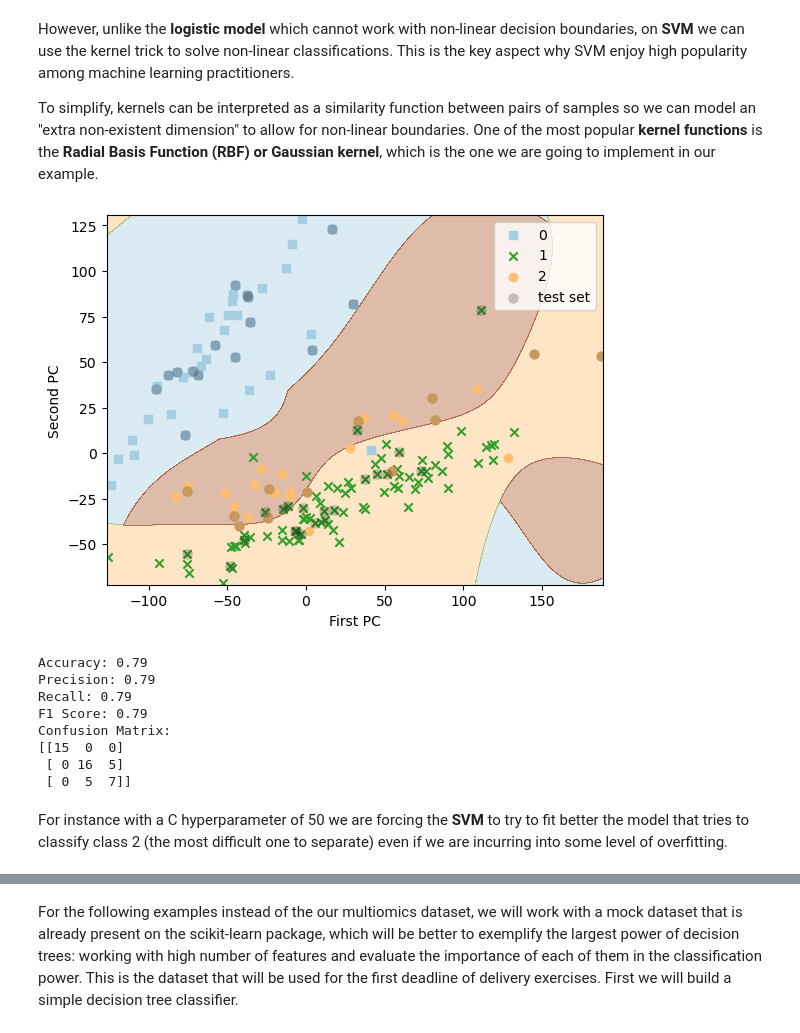
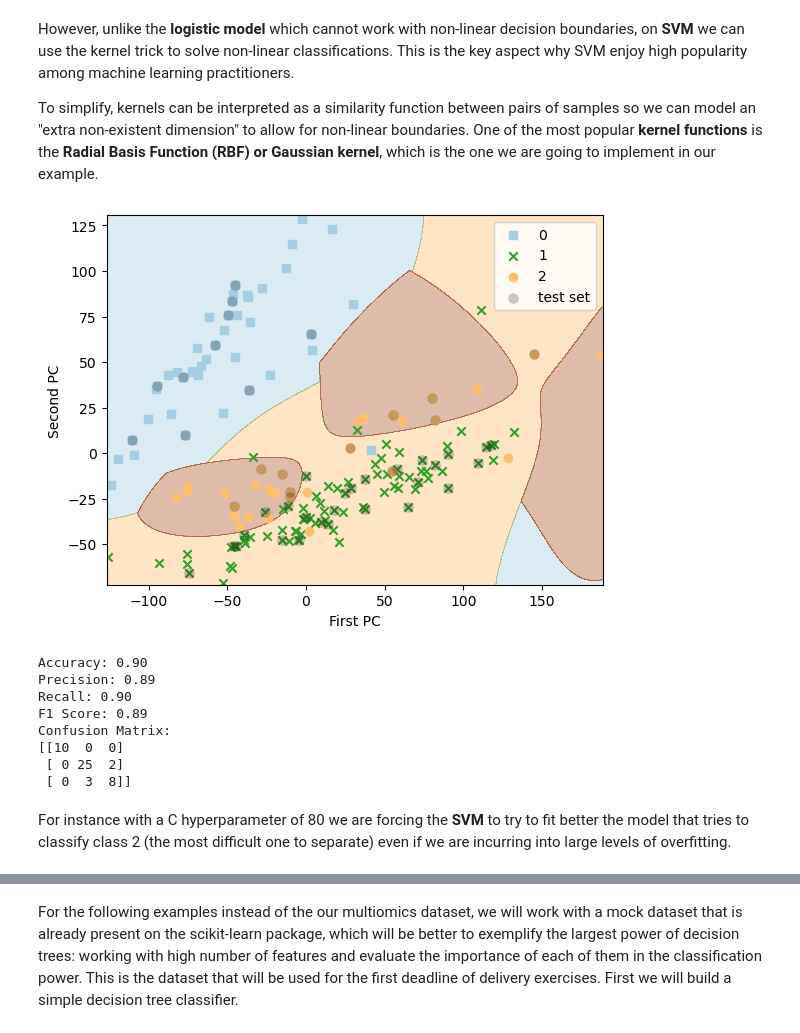
Before and after one commit to mirodriguezgal/MSc_Omics_Uvic_MachineLearning, a Jupyter notebook: 4_Basic_Supervised_Classification.ipynb, the cells around one changed output, grey strips where cells are left out. Saved outputs shown, nothing was run; the diff lists cells and outputs as text; code cells hidden in the pictures.

```diff
--- a/4_Basic_Supervised_Classification.ipynb
+++ b/4_Basic_Supervised_Classification.ipynb
@@ -634,41 +634,41 @@ To simplify, kernels can be interpreted as a similarity function between pairs o
 # %%
 # Define the dependent and independent variables
 ## The labels are the two types of kidney cancers we want to separate, encoded as 0s, 1s and 2s.
 y = pd.DataFrame(kidney_label_integers)
 ## The two features are the two first PC, already on the 2D numpy array format (columns are the PC)
 X = pd.DataFrame(kidney_proj_data)
 
 # Split the data into training and testing sets
 X_train, X_test, y_train, y_test = train_test_split(X, y, test_size=0.3, random_state=42)
 
 # Now let's simply change the kernel from linear to rbf
 # We will also play with the C parameter to try to fit the data
-svm = SVC(kernel='rbf', C=50, random_state=42)
+svm = SVC(kernel='rbf', C=80, random_state=42)
 svm.fit(X_train, y_train)
 
 plot_decision_regions(X.to_numpy(), y[0].to_numpy(), svm, 0.1, X_test.index.to_numpy())
 plt.xlabel('First PC')
 plt.ylabel('Second PC')
 plt.legend(loc='upper right')
 
 # Save image
-plt.savefig(path.join('plots', 'Logistic_blood.png'))
+plt.savefig(path.join('plots', 'SVM_rbf_kidney.png'))
 plt.show()
 
 # We check the metrics in this case
 compute_evaluation_metrics(svm, X_test, y_test)
 # %% [output]
-[figure, old version]
+[figure, new version]
-Accuracy: 0.79
-Precision: 0.79
-Recall: 0.79
-F1 Score: 0.79
+Accuracy: 0.90
+Precision: 0.89
+Recall: 0.90
+F1 Score: 0.89
 Confusion Matrix:
-[[15  0  0]
- [ 0 16  5]
- [ 0  5  7]]
+[[10  0  0]
+ [ 0 25  2]
+ [ 0  3  8]]
 # %% [markdown]
-For instance with a C hyperparameter of 50 we are forcing the **SVM** to try to fit better the model that tries to classify class 2 (the most difficult one to separate) even if we are incurring into some level of overfitting.
+For instance with a C hyperparameter of 80 we are forcing the **SVM** to try to fit better the model that tries to classify class 2 (the most difficult one to separate) even if we are incurring into large levels of overfitting.
 # %% [markdown]
 ### Random Forest
 
```
Also changed, not shown: parts of 10 cells of this notebook.
